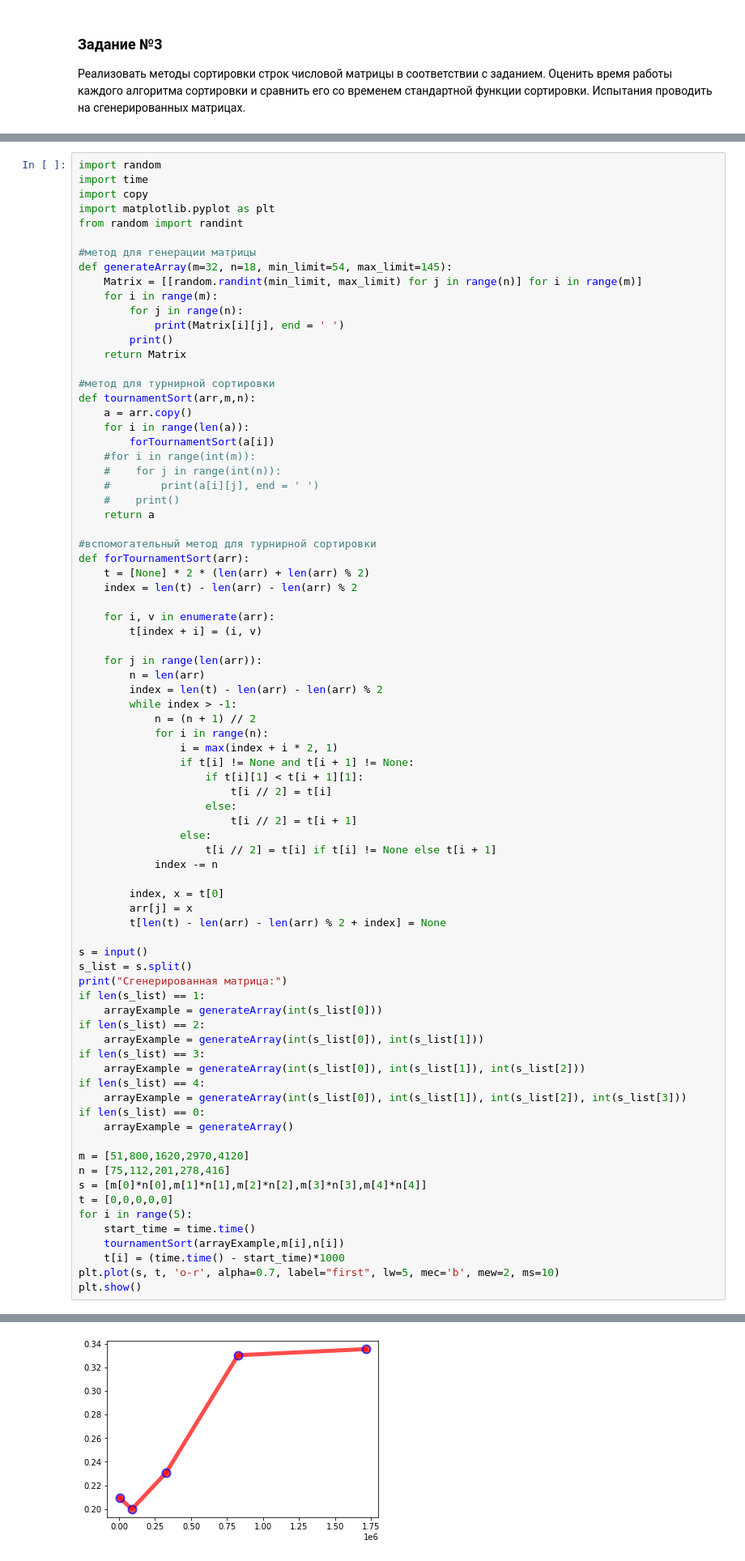
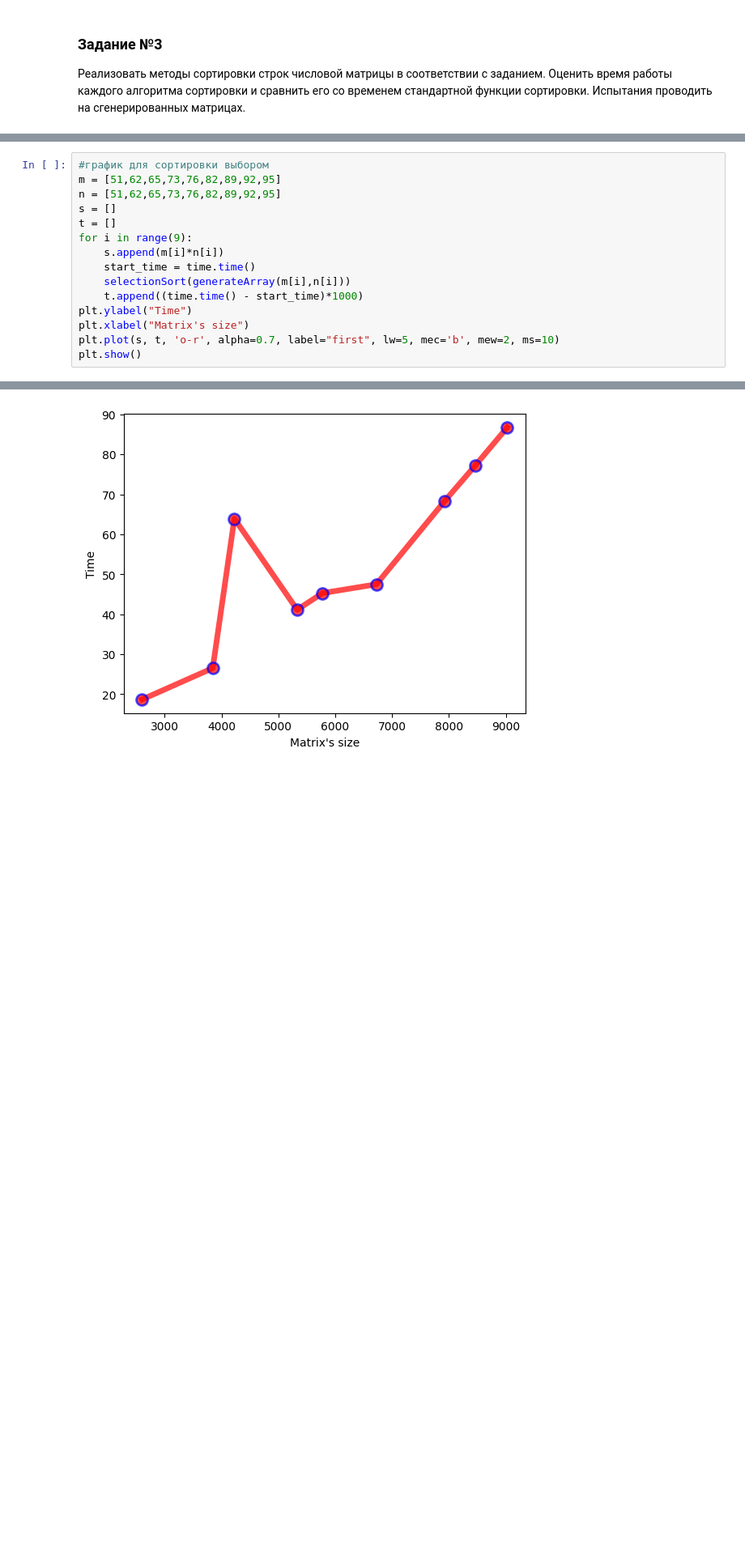
Before and after one commit to soochniik/DPSaA, a Jupyter notebook: labs/Lab1.ipynb, the cells around one changed output, grey strips where cells are left out. Shown at 81% size. Drawn from its saved outputs; the diff is of its cells as text; blank space fills up the shorter version.

Commit message:
Added graphs

```diff
--- a/labs/Lab1.ipynb
+++ b/labs/Lab1.ipynb
@@ -487,80 +240,16 @@ print("Время работы встроенной сортировки: " + "-
 # %%
-import random
-import time
-import copy
-import matplotlib.pyplot as plt
-from random import randint
-
-#метод для генерации матрицы
-def generateArray(m=32, n=18, min_limit=54, max_limit=145):
-    Matrix = [[random.randint(min_limit, max_limit) for j in range(n)] for i in range(m)]
-    for i in range(m):
-        for j in range(n):
-            print(Matrix[i][j], end = ' ')
-        print()
-    return Matrix
-
-#метод для турнирной сортировки
-def tournamentSort(arr,m,n):
-    a = arr.copy()
-    for i in range(len(a)):
-        forTournamentSort(a[i])
-    #for i in range(int(m)):
-    #    for j in range(int(n)):
-    #        print(a[i][j], end = ' ')
-    #    print()
-    return a
-
-#вспомогательный метод для турнирной сортировки
-def forTournamentSort(arr):
-    t = [None] * 2 * (len(arr) + len(arr) % 2)
-    index = len(t) - len(arr) - len(arr) % 2
-
-    for i, v in enumerate(arr):
-        t[index + i] = (i, v)
-
-    for j in range(len(arr)):
-        n = len(arr)
-        index = len(t) - len(arr) - len(arr) % 2
-        while index > -1:
-            n = (n + 1) // 2
-            for i in range(n):
-                i = max(index + i * 2, 1)
-                if t[i] != None and t[i + 1] != None:
-                    if t[i][1] < t[i + 1][1]:
-                        t[i // 2] = t[i]
-                    else:
-                        t[i // 2] = t[i + 1]
-                else:
-                    t[i // 2] = t[i] if t[i] != None else t[i + 1]
-            index -= n
-
-        index, x = t[0]
-        arr[j] = x
-        t[len(t) - len(arr) - len(arr) % 2 + index] = None
-
-s = input()
-s_list = s.split()
-print("Сгенерированная матрица:")
-if len(s_list) == 1:
-    arrayExample = generateArray(int(s_list[0]))
-if len(s_list) == 2:
-    arrayExample = generateArray(int(s_list[0]), int(s_list[1]))
-if len(s_list) == 3:
-    arrayExample = generateArray(int(s_list[0]), int(s_list[1]), int(s_list[2]))
-if len(s_list) == 4:
-    arrayExample = generateArray(int(s_list[0]), int(s_list[1]), int(s_list[2]), int(s_list[3]))
-if len(s_list) == 0:
-    arrayExample = generateArray()
-
-m = [51,800,1620,2970,4120]
-n = [75,112,201,278,416]
-s = [m[0]*n[0],m[1]*n[1],m[2]*n[2],m[3]*n[3],m[4]*n[4]]
-t = [0,0,0,0,0]
-for i in range(5):
+#график для сортировки выбором
+m = [51,62,65,73,76,82,89,92,95]
+n = [51,62,65,73,76,82,89,92,95]
+s = []
+t = []
+for i in range(9):
+    s.append(m[i]*n[i])
     start_time = time.time()
-    tournamentSort(arrayExample,m[i],n[i])
-    t[i] = (time.time() - start_time)*1000
+    selectionSort(generateArray(m[i],n[i]))
+    t.append((time.time() - start_time)*1000)
+plt.ylabel("Time")
+plt.xlabel("Matrix's size")
 plt.plot(s, t, 'o-r', alpha=0.7, label="first", lw=5, mec='b', mew=2, ms=10)
 plt.show()
 # %% [output]
@@ -574 +256 @@ plt.show()
-[figure, old version]
+[figure, new version]
```
Also changed, not shown: parts of 16 cells of this notebook.
